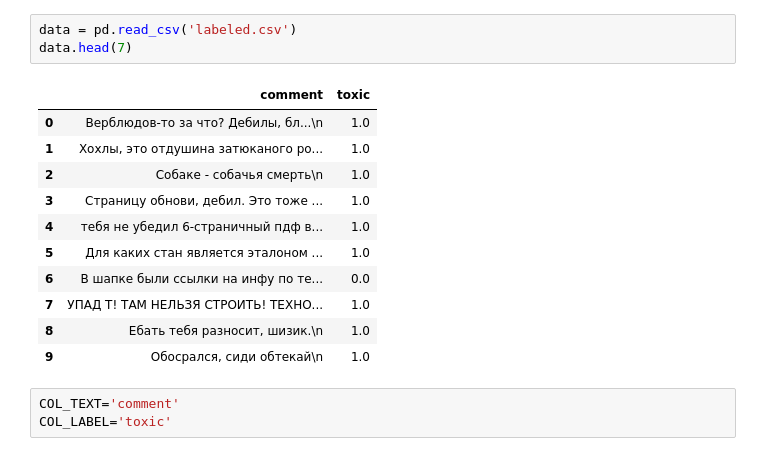
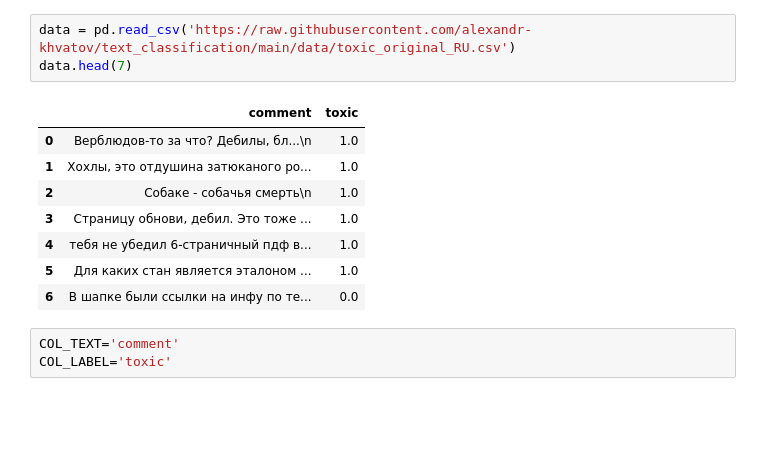
Before and after one commit to alexandr-khvatov/text_classification, a Jupyter notebook: model/LogReg.ipynb, the cells around one changed output. Saved outputs shown, nothing was run; the diff lists cells and outputs as text; blank space fills up the shorter version.

```diff
--- a/model/LogReg.ipynb
+++ b/model/LogReg.ipynb
@@ -51,18 +24,15 @@ Sklearn version: 1.0.2
 # %%
-data = pd.read_csv('labeled.csv')
+data = pd.read_csv('https://raw.githubusercontent.com/alexandr-khvatov/text_classification/main/data/toxic_original_RU.csv')
 data.head(7)
 # %% [output]
 |  | comment | toxic |
 | 0 | Верблюдов-то за что? Дебилы, бл...\n | 1.0 |
 | 1 | Хохлы, это отдушина затюканого ро... | 1.0 |
 | 2 | Собаке - собачья смерть\n | 1.0 |
 | 3 | Страницу обнови, дебил. Это тоже ... | 1.0 |
 | 4 | тебя не убедил 6-страничный пдф в... | 1.0 |
 | 5 | Для каких стан является эталоном ... | 1.0 |
 | 6 | В шапке были ссылки на инфу по те... | 0.0 |
-| 7 | УПАД Т! ТАМ НЕЛЬЗЯ СТРОИТЬ! ТЕХНО... | 1.0 |
-| 8 | Ебать тебя разносит, шизик.\n | 1.0 |
-| 9 | Обосрался, сиди обтекай\n | 1.0 |
 # %%
 COL_TEXT='comment'
 COL_LABEL='toxic'
```
Also changed, not shown: parts of 11 cells of this notebook.
